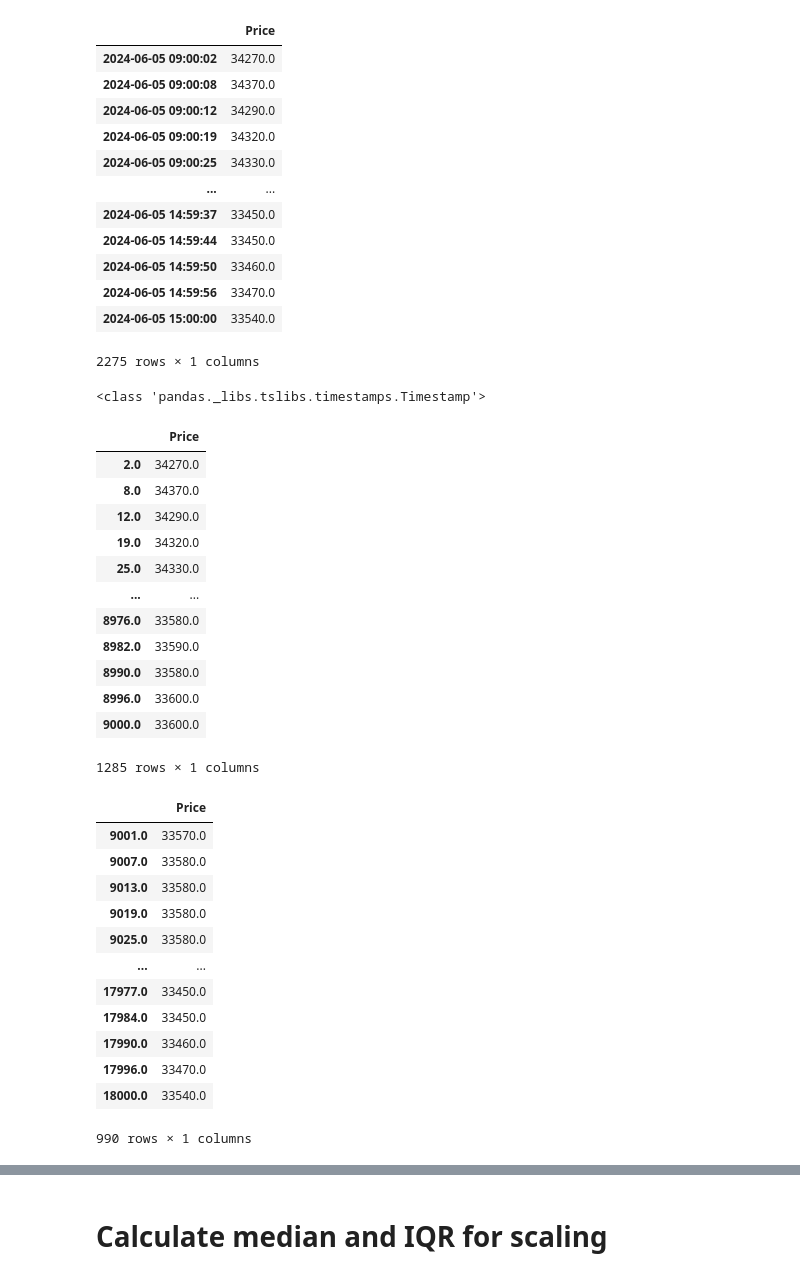
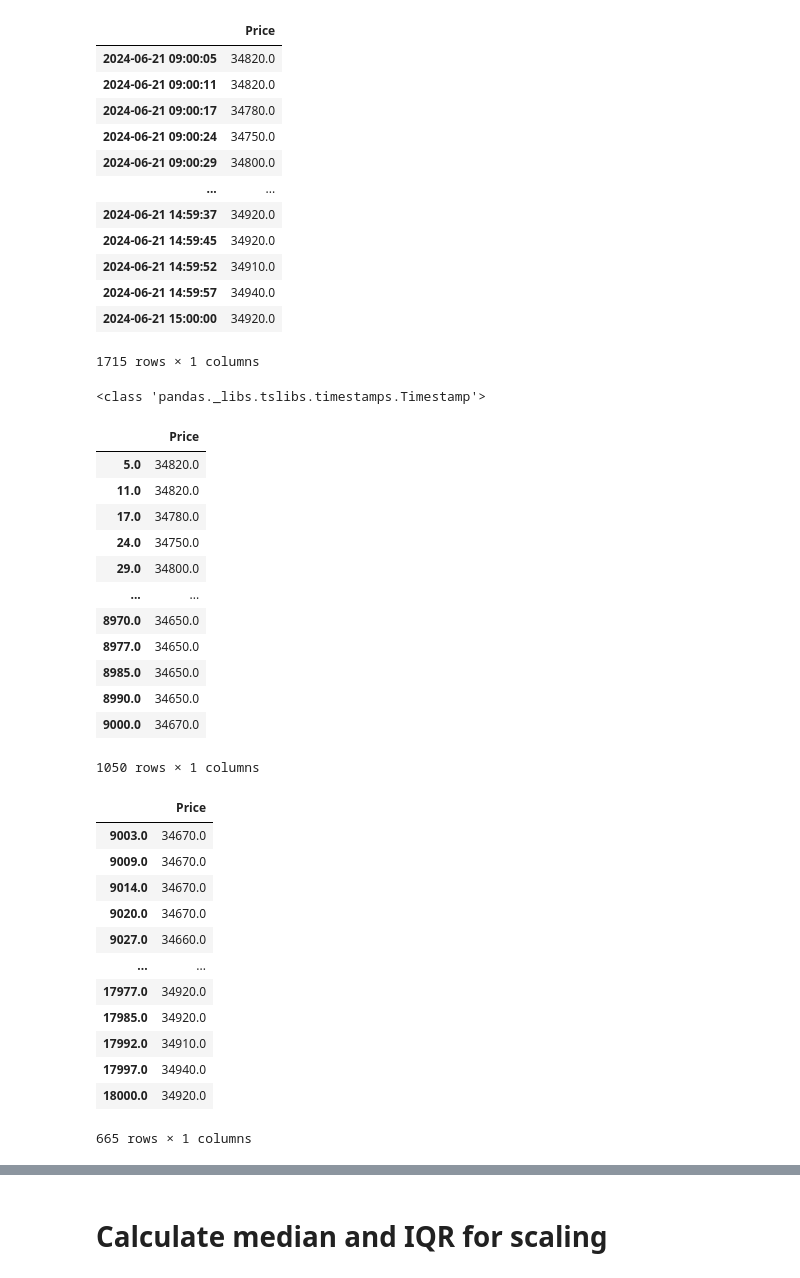
Before and after one commit to bitwalk123/stock-explorer, a Jupyter notebook: jupyter/realtime_analysis_normalize_03.ipynb, the cells around one changed output, grey strips where cells are left out. Drawn from its saved outputs; the diff is of its cells as text; code cells hidden in the pictures.

```diff
--- a/jupyter/realtime_analysis_normalize_03.ipynb
+++ b/jupyter/realtime_analysis_normalize_03.ipynb
@@ -11,24 +11,24 @@ from sklearn.preprocessing import RobustScaler
 # %%
 path = '../tmp'
 ticker = '8035'
-date = '2024-06-05'
+date = '2024-06-21'
 pkl = '%s/%s_%s.pkl' % (path, ticker, date)
 df = pd.read_pickle(pkl)
 df
 # %% [output]
 |  | Price |
-| 2024-06-05 09:00:02 | 34270.0 |
-| 2024-06-05 09:00:08 | 34370.0 |
-| 2024-06-05 09:00:12 | 34290.0 |
-| 2024-06-05 09:00:19 | 34320.0 |
-| 2024-06-05 09:00:25 | 34330.0 |
+| 2024-06-21 09:00:05 | 34820.0 |
+| 2024-06-21 09:00:11 | 34820.0 |
+| 2024-06-21 09:00:17 | 34780.0 |
+| 2024-06-21 09:00:24 | 34750.0 |
+| 2024-06-21 09:00:29 | 34800.0 |
 | ... | ... |
-| 2024-06-05 14:59:37 | 33450.0 |
-| 2024-06-05 14:59:44 | 33450.0 |
-| 2024-06-05 14:59:50 | 33460.0 |
-| 2024-06-05 14:59:56 | 33470.0 |
-| 2024-06-05 15:00:00 | 33540.0 |
+| 2024-06-21 14:59:37 | 34920.0 |
+| 2024-06-21 14:59:45 | 34920.0 |
+| 2024-06-21 14:59:52 | 34910.0 |
+| 2024-06-21 14:59:57 | 34940.0 |
+| 2024-06-21 15:00:00 | 34920.0 |
-2275 rows × 1 columns
+1715 rows × 1 columns
 # %%
 date_str = str(df.index[0].date())
 t_start_1 = pd.to_datetime(date_str + ' 09:00:00')
@@ -46,36 +46,36 @@ df11.index = [(t - t_start_1).total_seconds() for t in df1.index]
 df11
 # %% [output]
 |  | Price |
-| 2.0 | 34270.0 |
-| 8.0 | 34370.0 |
-| 12.0 | 34290.0 |
-| 19.0 | 34320.0 |
-| 25.0 | 34330.0 |
+| 5.0 | 34820.0 |
+| 11.0 | 34820.0 |
+| 17.0 | 34780.0 |
+| 24.0 | 34750.0 |
+| 29.0 | 34800.0 |
 | ... | ... |
-| 8976.0 | 33580.0 |
-| 8982.0 | 33590.0 |
-| 8990.0 | 33580.0 |
-| 8996.0 | 33600.0 |
-| 9000.0 | 33600.0 |
+| 8970.0 | 34650.0 |
+| 8977.0 | 34650.0 |
+| 8985.0 | 34650.0 |
+| 8990.0 | 34650.0 |
+| 9000.0 | 34670.0 |
-1285 rows × 1 columns
+1050 rows × 1 columns
 # %%
 df21 = df2.copy()
 df21.index = [(t - t_start_2).total_seconds() for t in df2.index]
 df21
 # %% [output]
 |  | Price |
-| 9001.0 | 33570.0 |
-| 9007.0 | 33580.0 |
-| 9013.0 | 33580.0 |
-| 9019.0 | 33580.0 |
-| 9025.0 | 33580.0 |
+| 9003.0 | 34670.0 |
+| 9009.0 | 34670.0 |
+| 9014.0 | 34670.0 |
+| 9020.0 | 34670.0 |
+| 9027.0 | 34660.0 |
 | ... | ... |
-| 17977.0 | 33450.0 |
-| 17984.0 | 33450.0 |
-| 17990.0 | 33460.0 |
-| 17996.0 | 33470.0 |
-| 18000.0 | 33540.0 |
+| 17977.0 | 34920.0 |
+| 17985.0 | 34920.0 |
+| 17992.0 | 34910.0 |
+| 17997.0 | 34940.0 |
+| 18000.0 | 34920.0 |
-990 rows × 1 columns
+665 rows × 1 columns
 # %%
 df3 = pd.concat([df11, df21])
 df3
```
Also changed, not shown: parts of 6 cells of this notebook.
